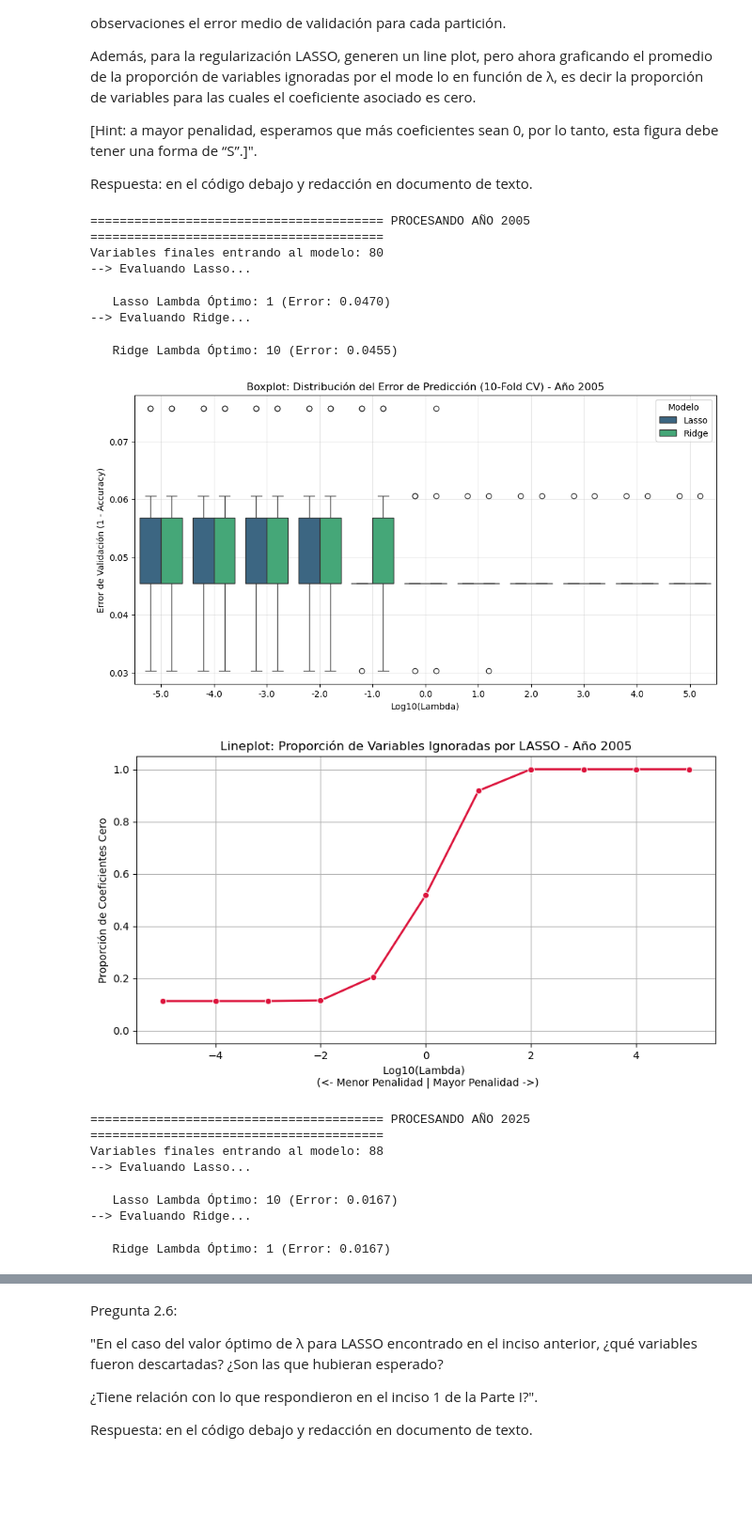
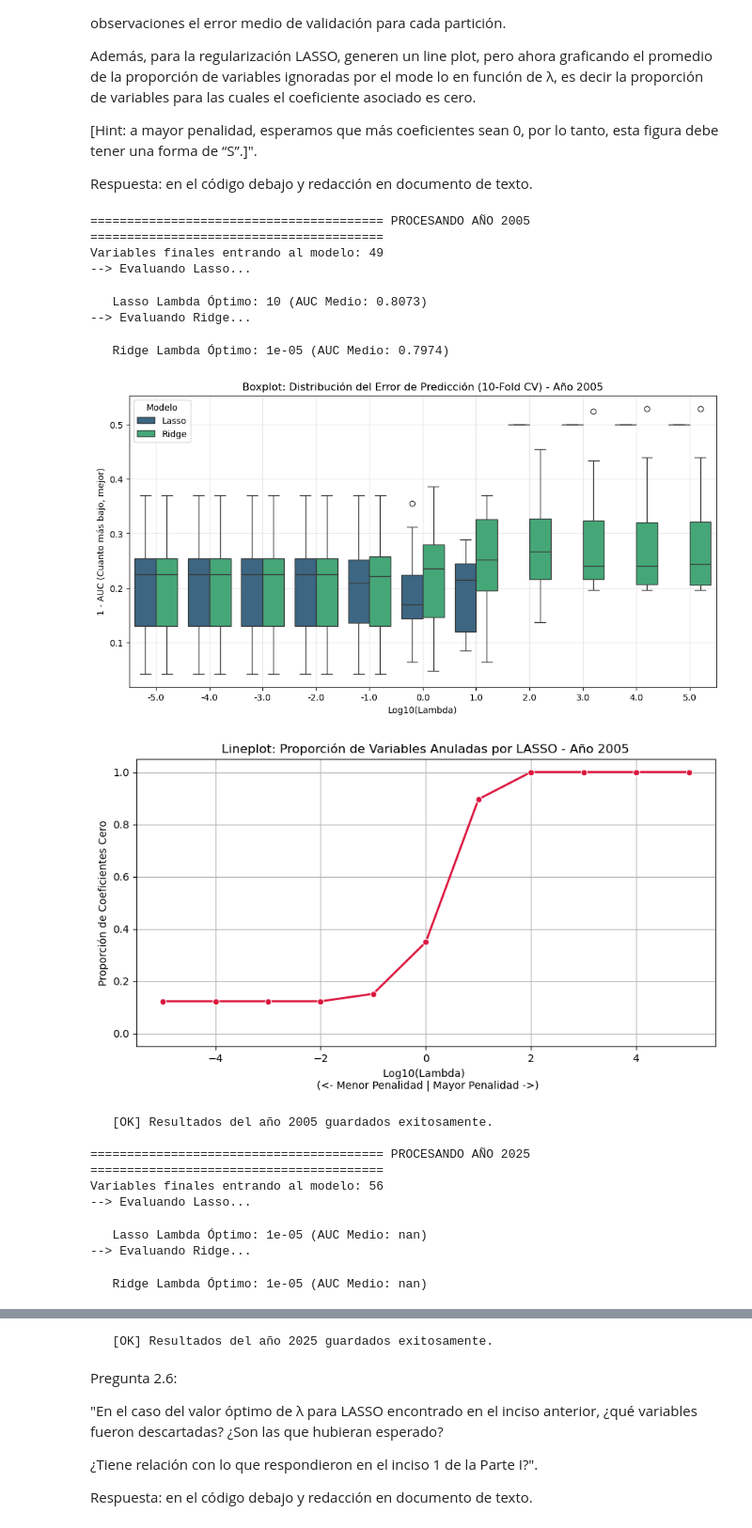
Before and after one commit to FAgustinAcosta/TPs_BigData2025, a Jupyter notebook: TP4/TP4_Parte2.ipynb, the cells around one changed output, grey strips where cells are left out. Shown at 94% size. Saved outputs shown, nothing was run; the diff lists cells and outputs as text; code cells hidden in the pictures; blank space fills up the shorter version.

Commit message:
Resultados para la preg. 2.6

```diff
--- a/TP4/TP4_Parte2.ipynb
+++ b/TP4/TP4_Parte2.ipynb
@@ -249,22 +263,22 @@ for anio in [2005, 2025]:
     ## Limpieza
     # Eliminar columnas que sean puramente NaN (vacías)
     # axis=1 (columnas), how='all' (si todos son NaN, borrar)
-    X_train_clean1 = X_train_raw.dropna(axis=1, how='all')
+    X_train_clean = X_train_raw.dropna(axis=1, how='all')
     # Alineamos el Test (nos quedamos con las mismas col que sobrevivieron en Train)
-    cols_validas = X_train_clean1.columns
-    X_test_clean1 = X_test_raw[cols_validas]
+    cols_validas = X_train_clean.columns
+    X_test_clean = X_test_raw[cols_validas]
     # Hacemos esto ya que estamos buscando la predicción y evaluar qué tan bueno es el modelo
 
-    print(f"Columnas después de limpieza de vacíos: {X_train_clean1.shape[1]}")
+    print(f"Columnas después de limpieza de vacíos: {X_train_clean.shape[1]}")
 
     ## Imputación
     # Usamos la mediana porque es robusta a valores extremos (como ingresos muy altos)
     imputer = SimpleImputer(strategy='median')
     # Usamos DataFrame para no perder nombres de columnas (útil para Lasso)
     # Aprendemos la mediana del Train y rellenamos huecos
-    X_train_imp = pd.DataFrame(imputer.fit_transform(X_train_clean1), columns=cols_validas)
+    X_train_imp = pd.DataFrame(imputer.fit_transform(X_train_clean), columns=cols_validas)
     # Rellenamos el Test con la mediana del Train (nunca miramos Test para el cálculo)
-    X_test_imp = pd.DataFrame(imputer.transform(X_test_clean1), columns=cols_validas)
+    X_test_imp = pd.DataFrame(imputer.transform(X_test_clean), columns=cols_validas)
 
     # 3. Estandarización (Fundamental para Regularización)
     # Se fitea solo en Train para no filtrar información al Test
@@ -401,7 +415,7 @@ lambdas = [10**n for n in potencias]
 kf = StratifiedKFold(n_splits=10, shuffle=True, random_state=101)
 
 # Diccionario para guardar el modelo ganador de cada año
-modelos_optimos = {}
+resultados_analisis = {}
 
 for anio in [2005, 2025]:
     print(f"\n{'='*40} PROCESANDO AÑO {anio} {'='*40}")
@@ -447,11 +461,11 @@ for anio in [2005, 2025]:
             # Hacemos Cross-Validation manual para guardar todo
             cv_res = cross_validate(
                 clf, X_train_scaled, y_train, cv=kf,
-                scoring='accuracy',    # Usamos accuracy para calcular error después
+                scoring='roc_auc',     # Usamos AUC por ddesbalance, para que no borre todas las vars
                 return_estimator=True  # Necesario para ver los coeficientes (ceros)
             )
 
-            # Calculamos el error de predicción (1 - Accuracy)
+            # Calculamos el error de predicción (1 - AUC)
             errores = 1 - cv_res['test_score']
             mean_error = np.mean(errores)
             errores_medios.append(mean_error)
@@ -466,52 +480,78 @@ for anio in [2005, 2025]:
                 prop_ceros = [np.sum(np.abs(est.coef_) < 1e-5) / total_vars for est in cv_res['estimator']]
                 resultados_zeros.append({'Log_Lambda': np.log10(lam), 'Prop_Ceros': np.mean(prop_ceros)}) # Promedio de los 10 folds
 
-        # --- 3. Elegir y mostrar el óptimo ---
+        # --- 3. Elegir y mostrar el óptimo (el que tenga menor 1-AUC, es decir, mayor AUC) ---
         idx_opt = np.argmin(errores_medios)
         lambda_winner = lambdas[idx_opt]
-        print(f"   {metodo} Lambda Óptimo: {lambda_winner} (Error: {errores_medios[idx_opt]:.4f})")
+        auc_promedio = 1- errores_medios[idx_opt]
+        print(f"   {metodo} Lambda Óptimo: {lambda_winner} (AUC Medio: {auc_promedio:.4f})")
 
         if metodo == 'Lasso':
             lambda_optimo_lasso = lambda_winner
 
     # --- 4. Graficar ---
 
     # Convertimos resultados a DataFrame para graficar
     df_box = pd.DataFrame(resultados_box)
     df_zeros = pd.DataFrame(resultados_zeros)
 
     # Boxplot de Errores (Lasso y Ridge)
     plt.figure(figsize=(12, 6))
     sns.boxplot(data=df_box, x='Log_Lambda', y='Error', hue='Modelo', palette='viridis')
     plt.title(f'Boxplot: Distribución del Error de Predicción (10-Fold CV) - Año {anio}')
     plt.xlabel('Log10(Lambda)')
-    plt.ylabel('Error de Validación (1 - Accuracy)')
+    plt.ylabel('1 - AUC (Cuanto más bajo, mejor)')
     plt.grid(True, alpha=0.3)
     plt.savefig(f"Plots/Boxplot_{anio}.png")
     plt.show()
 
     # Lineplot: Proporción de Variables Ignoradas (Solo Lasso)
     plt.figure(figsize=(10, 5))
     sns.lineplot(data=df_zeros, x='Log_Lambda', y='Prop_Ceros', marker='o', color='crimson', linewidth=2)
-    plt.title(f'Lineplot: Proporción de Variables Ignoradas por LASSO - Año {anio}')
+    plt.title(f'Lineplot: Proporción de Variables Anuladas por LASSO - Año {anio}')
     plt.xlabel('Log10(Lambda) \n (<- Menor Penalidad | Mayor Penalidad ->)')
     plt.ylabel('Proporción de Coeficientes Cero')
     plt.ylim(-0.05, 1.05)
     plt.grid(True)
     plt.savefig(f"Plots/Lineplot_{anio}.png")
     plt.show()
+
+    # --- 5. Guardar la info para la sig. pregunta ---
+
+    # Re-entrenamos el modelo final para sacar los coeficientes exactos
+    final_lasso = LogisticRegression(
+        penalty='l1', C=1/lambda_optimo_lasso, solver='saga',
+        max_iter=5000, tol=0.001, random_state=101
+    )
+    final_lasso.fit(X_train_scaled, y_train)
+
+    coefs = final_lasso.coef_.flatten()
+    vars_descartadas = cols_validas[np.abs(coefs) < 1e-5].tolist()
+    vars_mantenidas = cols_validas[np.abs(coefs) >= 1e-5].tolist()
+
+    # Guardamos en el diccionario
+    resultados_analisis[anio] = {
+        'lambda_optimo': lambda_optimo_lasso,
+        'total_vars': total_vars,
+        'descartadas': vars_descartadas,
+        'mantenidas': vars_mantenidas,
+        'coeficientes': dict(zip(cols_validas, coefs))
+    }
+    print(f"   [OK] Resultados del año {anio} guardados exitosamente.")
 # %% [output]
 ======================================== PROCESANDO AÑO 2005 ========================================
-Variables finales entrando al modelo: 80
+Variables finales entrando al modelo: 49
 --> Evaluando Lasso...
-   Lasso Lambda Óptimo: 1 (Error: 0.0470)
+   Lasso Lambda Óptimo: 10 (AUC Medio: 0.8073)
 --> Evaluando Ridge...
-   Ridge Lambda Óptimo: 10 (Error: 0.0455)
+   Ridge Lambda Óptimo: 1e-05 (AUC Medio: 0.7974)
-[figure, old version]
+[figure, new version]
-[figure, old version]
+[figure, new version]
+   [OK] Resultados del año 2005 guardados exitosamente.
+
 ======================================== PROCESANDO AÑO 2025 ========================================
-Variables finales entrando al modelo: 88
+Variables finales entrando al modelo: 56
 --> Evaluando Lasso...
-   Lasso Lambda Óptimo: 10 (Error: 0.0167)
+   Lasso Lambda Óptimo: 1e-05 (AUC Medio: nan)
 --> Evaluando Ridge...
-   Ridge Lambda Óptimo: 1 (Error: 0.0167)
+   Ridge Lambda Óptimo: 1e-05 (AUC Medio: nan)
@@ -520,3 +560,4 @@ Variables finales entrando al modelo: 88
+   [OK] Resultados del año 2025 guardados exitosamente.
 # %% [markdown]
 Pregunta 2.6:
 
```
Also changed, not shown: parts of 4 cells of this notebook, 6 other files.
